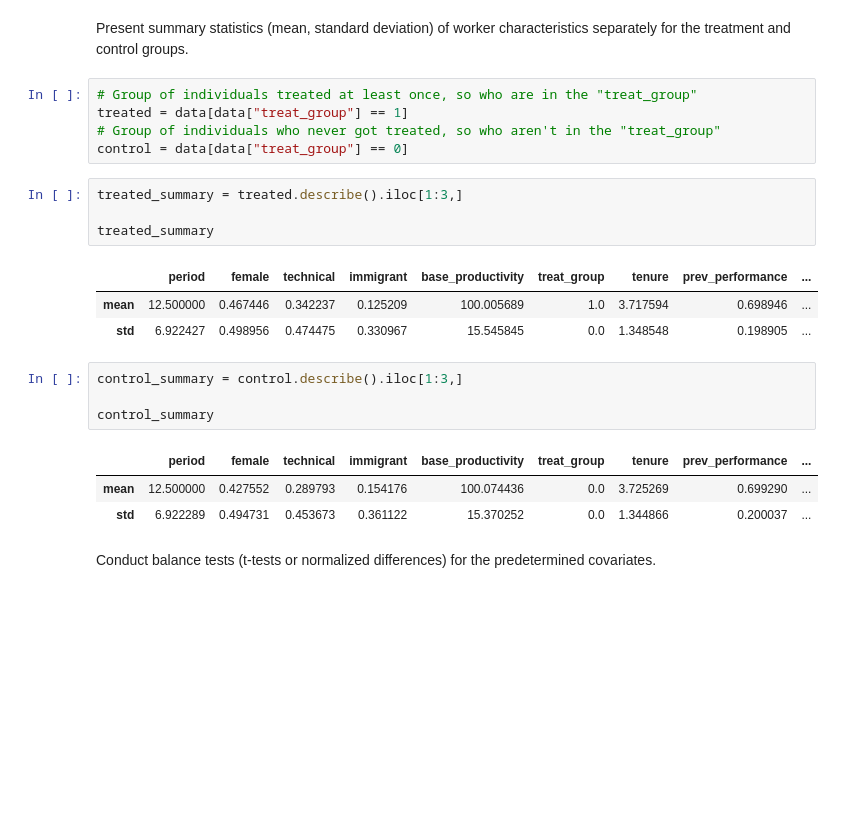
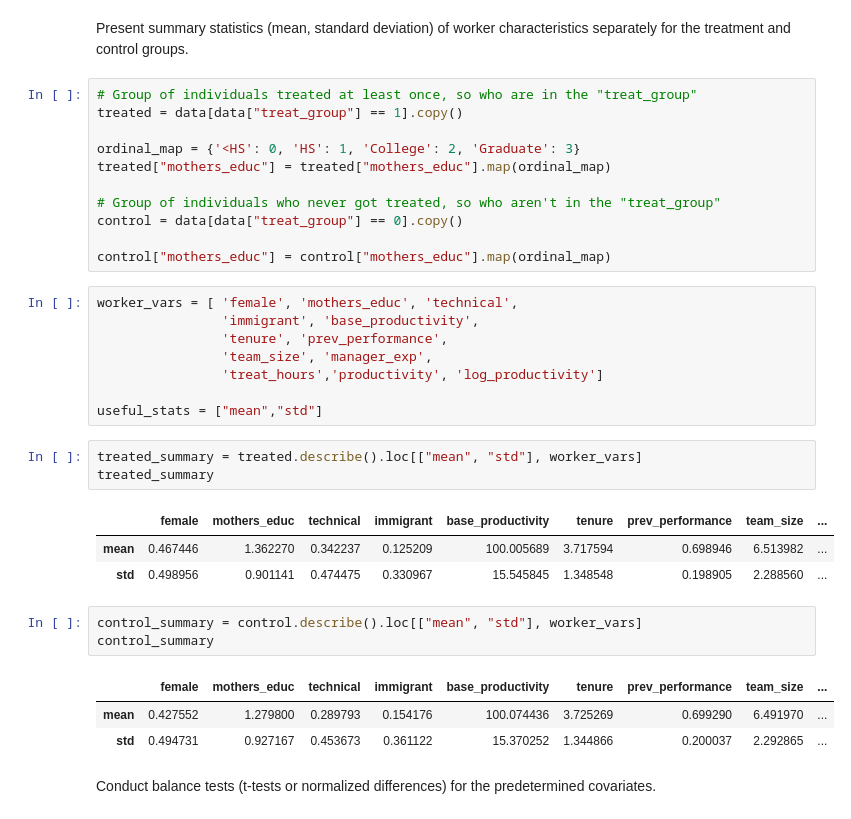
Before and after one commit to Nathcappennani24/econometrictheory2_psets, a Jupyter notebook: PSET1_part1.ipynb, the cells around one changed output. Saved outputs shown, nothing was run; the diff lists cells and outputs as text; blank space fills up the shorter version.

```diff
--- a/PSET1_part1.ipynb
+++ b/PSET1_part1.ipynb
@@ -13,25 +13,37 @@ data = pd.read_csv("src/did_training_productivity.csv", index_col = 0)
 Present summary statistics (mean, standard deviation) of worker characteristics separately for the treatment and control groups.
 # %%
 # Group of individuals treated at least once, so who are in the "treat_group"
-treated = data[data["treat_group"] == 1]
+treated = data[data["treat_group"] == 1].copy()
+
+ordinal_map = {'<HS': 0, 'HS': 1, 'College': 2, 'Graduate': 3}
+treated["mothers_educ"] = treated["mothers_educ"].map(ordinal_map)
+
 # Group of individuals who never got treated, so who aren't in the "treat_group"
-control = data[data["treat_group"] == 0]
+control = data[data["treat_group"] == 0].copy()
+
+control["mothers_educ"] = control["mothers_educ"].map(ordinal_map)
+# %%
+worker_vars = [ 'female', 'mothers_educ', 'technical',
+                'immigrant', 'base_productivity',
+                'tenure', 'prev_performance',
+                'team_size', 'manager_exp',
+                'treat_hours','productivity', 'log_productivity']
+
+useful_stats = ["mean","std"]
 # %%
-treated_summary = treated.describe().iloc[1:3,]
-
+treated_summary = treated.describe().loc[["mean", "std"], worker_vars]
 treated_summary
 # %% [output]
-|  | period | female | technical | immigrant | base_productivity | treat_group | tenure | prev_performance | ... |
-| mean | 12.500000 | 0.467446 | 0.342237 | 0.125209 | 100.005689 | 1.0 | 3.717594 | 0.698946 | ... |
-| std | 6.922427 | 0.498956 | 0.474475 | 0.330967 | 15.545845 | 0.0 | 1.348548 | 0.198905 | ... |
+|  | female | mothers_educ | technical | immigrant | base_productivity | tenure | prev_performance | team_size | ... |
+| mean | 0.467446 | 1.362270 | 0.342237 | 0.125209 | 100.005689 | 3.717594 | 0.698946 | 6.513982 | ... |
+| std | 0.498956 | 0.901141 | 0.474475 | 0.330967 | 15.545845 | 1.348548 | 0.198905 | 2.288560 | ... |
 # %%
-control_summary = control.describe().iloc[1:3,]
-
+control_summary = control.describe().loc[["mean", "std"], worker_vars]
 control_summary
 # %% [output]
-|  | period | female | technical | immigrant | base_productivity | treat_group | tenure | prev_performance | ... |
-| mean | 12.500000 | 0.427552 | 0.289793 | 0.154176 | 100.074436 | 0.0 | 3.725269 | 0.699290 | ... |
-| std | 6.922289 | 0.494731 | 0.453673 | 0.361122 | 15.370252 | 0.0 | 1.344866 | 0.200037 | ... |
+|  | female | mothers_educ | technical | immigrant | base_productivity | tenure | prev_performance | team_size | ... |
+| mean | 0.427552 | 1.279800 | 0.289793 | 0.154176 | 100.074436 | 3.725269 | 0.699290 | 6.491970 | ... |
+| std | 0.494731 | 0.927167 | 0.453673 | 0.361122 | 15.370252 | 1.344866 | 0.200037 | 2.292865 | ... |
 # %% [markdown]
 Conduct balance tests (t-tests or normalized differences) for the predetermined
 covariates.
```
